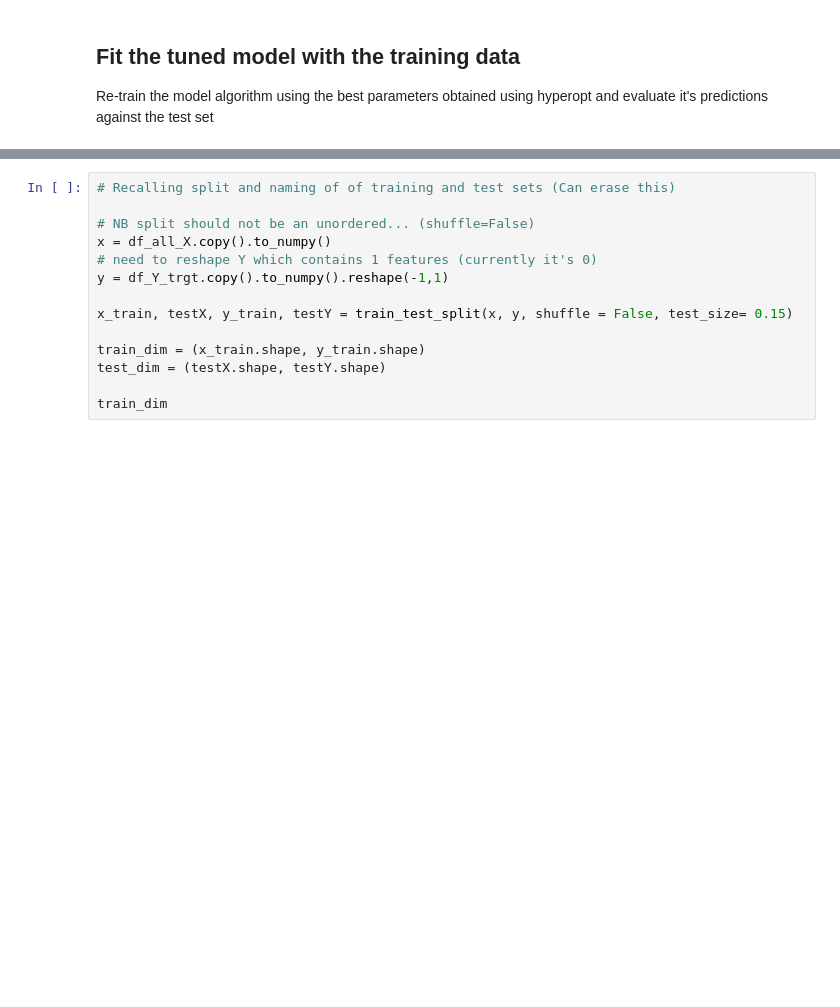
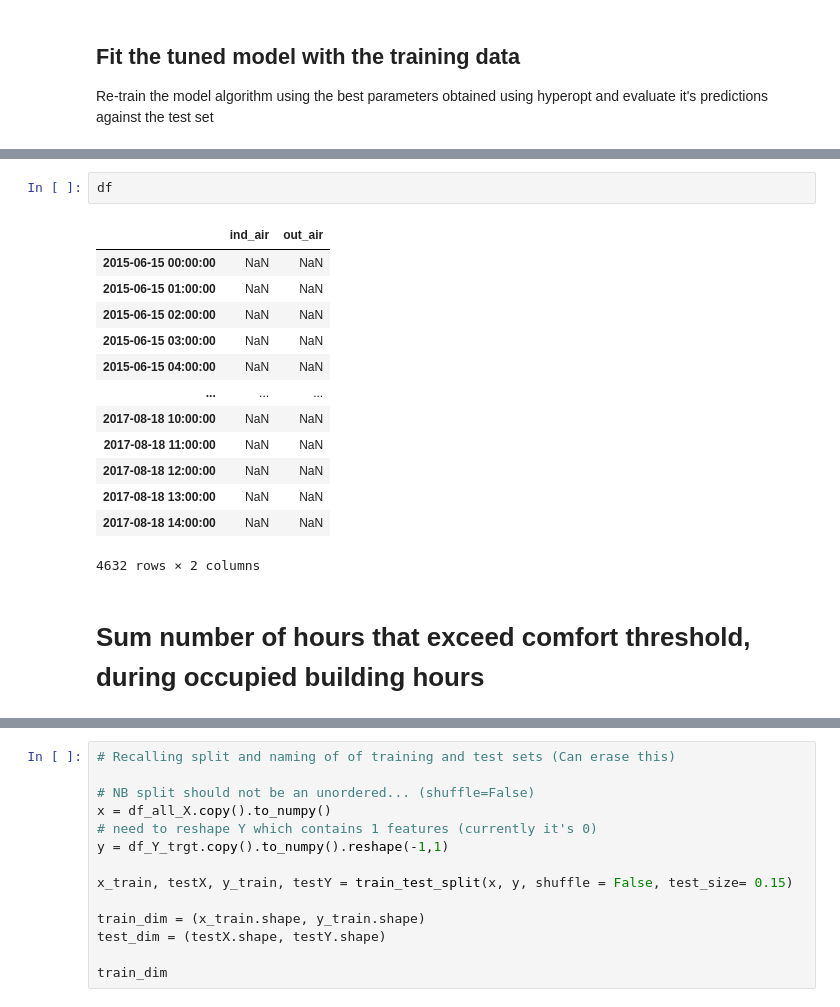
Before and after one commit to eta-lab/cooling-around, a Jupyter notebook: models/XGBoost2__AirTemp_target.ipynb, the cells around one changed output, grey strips where cells are left out. Saved outputs shown, nothing was run; the diff lists cells and outputs as text; blank space fills up the shorter version.

```diff
--- a/models/XGBoost2__AirTemp_target.ipynb
+++ b/models/XGBoost2__AirTemp_target.ipynb
@@ -407,0 +537,18 @@ RMSE: 0.80
+# %%
+df
+# %% [output]
+|  | ind_air | out_air |
+| 2015-06-15 00:00:00 | NaN | NaN |
+| 2015-06-15 01:00:00 | NaN | NaN |
+| 2015-06-15 02:00:00 | NaN | NaN |
+| 2015-06-15 03:00:00 | NaN | NaN |
+| 2015-06-15 04:00:00 | NaN | NaN |
+| ... | ... | ... |
+| 2017-08-18 10:00:00 | NaN | NaN |
+| 2017-08-18 11:00:00 | NaN | NaN |
+| 2017-08-18 12:00:00 | NaN | NaN |
+| 2017-08-18 13:00:00 | NaN | NaN |
+| 2017-08-18 14:00:00 | NaN | NaN |
+4632 rows × 2 columns
+# %% [markdown]
+# Sum number of hours that exceed comfort threshold, during occupied building hours
```
Also changed, not shown: parts of 37 cells of this notebook.
